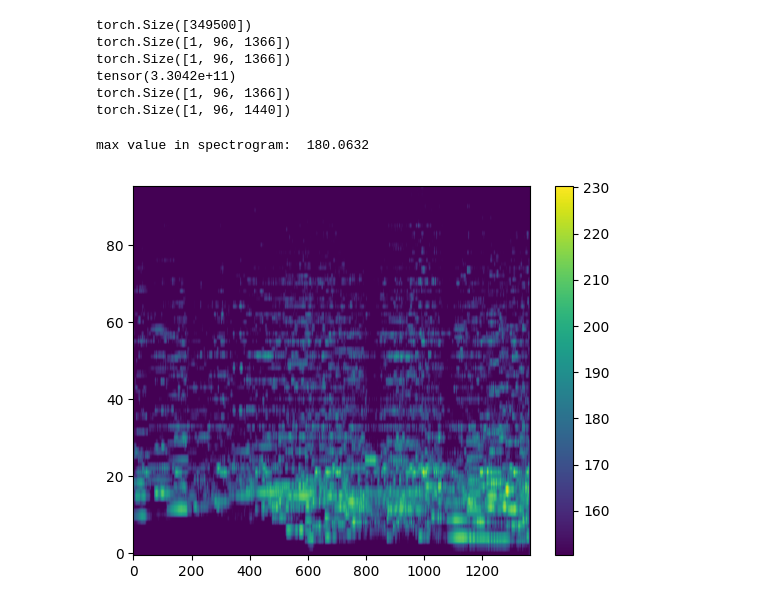
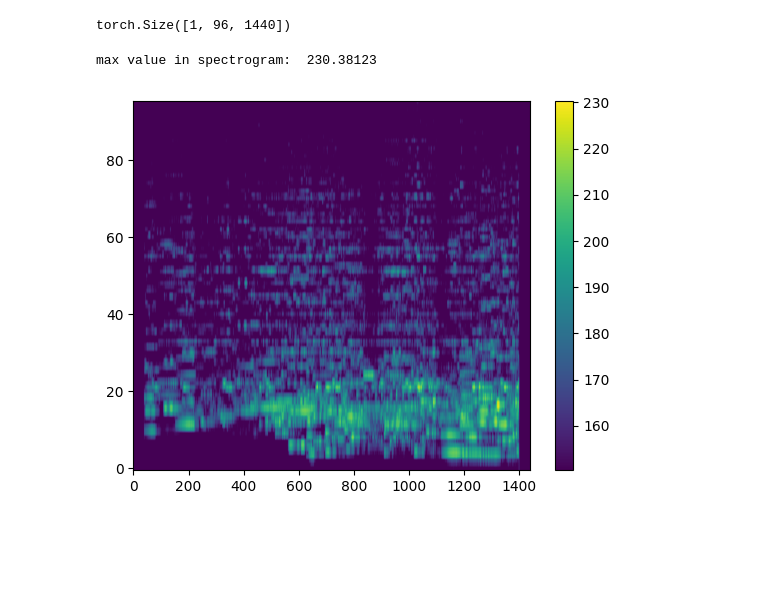
Before and after one commit to alexelwood14/adl-coursework, a Jupyter notebook: src/utils/spectrogram.ipynb, the cells around one changed output. Saved outputs shown, nothing was run; the diff lists cells and outputs as text; code cells hidden in the pictures; blank space fills up the shorter version.

Commit message:
Change spectrogram to match CRNN paper

```diff
--- a/src/utils/spectrogram.ipynb
+++ b/src/utils/spectrogram.ipynb
@@ -12,28 +12,22 @@ path = os.path.join("..", "..", "data", "MagnaTagATune", "samples", "train", "0"
 # %%
 data = np.load(path)
 waveform = torch.from_numpy(data)
-print(waveform.shape)
-transform = torchaudio.transforms.AmplitudeToDB(stype="amplitude", top_db=80)
+
 if waveform.ndim == 1:
     waveform = waveform.unsqueeze(0)
 
 spectrogram = torchaudio.transforms.MelSpectrogram(sample_rate=12000, n_fft=512, hop_length=256, n_mels=96)(waveform)
-print(spectrogram.shape)
-spectrogram_db = transform(spectrogram)
+
+add_pad = torch.nn.ConstantPad1d(padding=37, value=0)
+pad_spectrogram = add_pad(spectrogram)
+
+transform = torchaudio.transforms.AmplitudeToDB(stype="amplitude", top_db=80)
+spectrogram_db = transform(pad_spectrogram)
+
 print(spectrogram_db.shape)
-print(torch.max(spectrogram))
-print(spectrogram.shape)
-
-pad_spectrogram = torch.nn.functional.pad(spectrogram, (1, 73))
-print(pad_spectrogram.shape)
 
 np.save("spectrogram.npy", spectrogram)
 # %% [output]
-torch.Size([349500])
-torch.Size([1, 96, 1366])
-torch.Size([1, 96, 1366])
-tensor(3.3042e+11)
-torch.Size([1, 96, 1366])
 torch.Size([1, 96, 1440])
 # %%
 def plot_waveform(waveform, sr, title="Waveform", ax=None):
@@ -52,18 +46,17 @@ def plot_waveform(waveform, sr, title="Waveform", ax=None):
 max_value = np.max(spectrogram_db.numpy())
 print("max value in spectrogram: ", max_value)
 # %% [output]
-max value in spectrogram:  180.0632
+max value in spectrogram:  230.38123
 # %%
 # Plot and save the mel spectrogram
 plt.figure()
-plt.imshow(spectrogram_db[0], cmap='viridis', aspect='auto', origin='lower')
-# plt.hist(torch.flatten(spectrogram), range=[0,1e6])
+plt.imshow(spectrogram_db[0], aspect='auto', origin='lower')
 plt.colorbar()
 
 # Save the spectrogram to an image file
 # plt.savefig('mel_spectrogram.png')
 
 # Display the plot
 plt.show()
 # %% [output]
-[figure, old version]
+[figure, new version]
```
Also changed, not shown: 1 other file.
